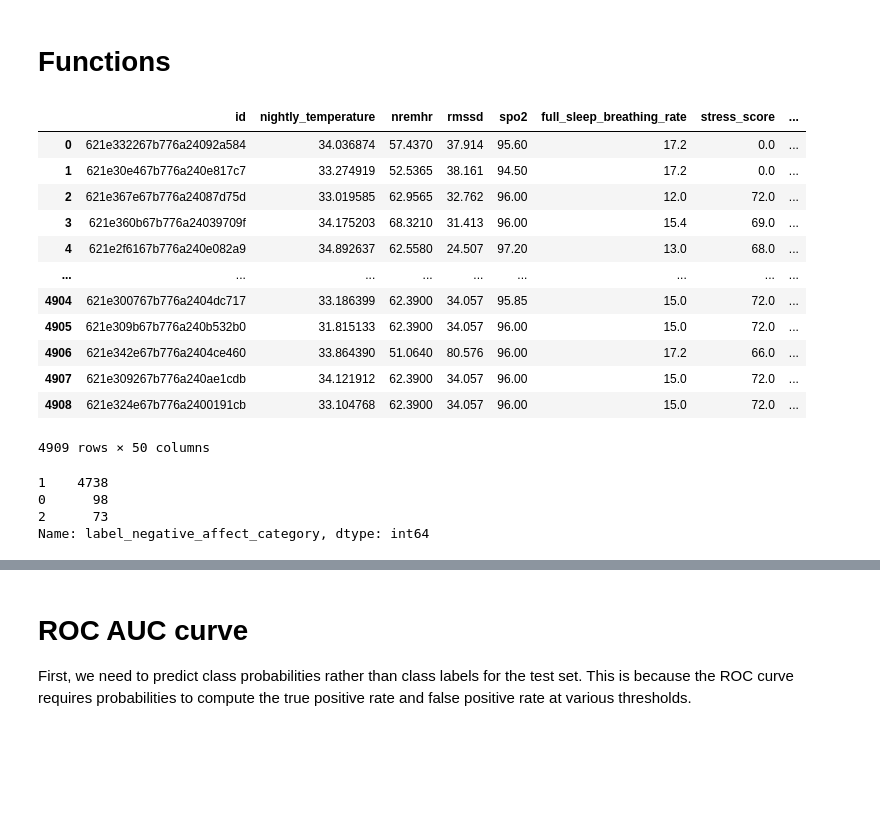
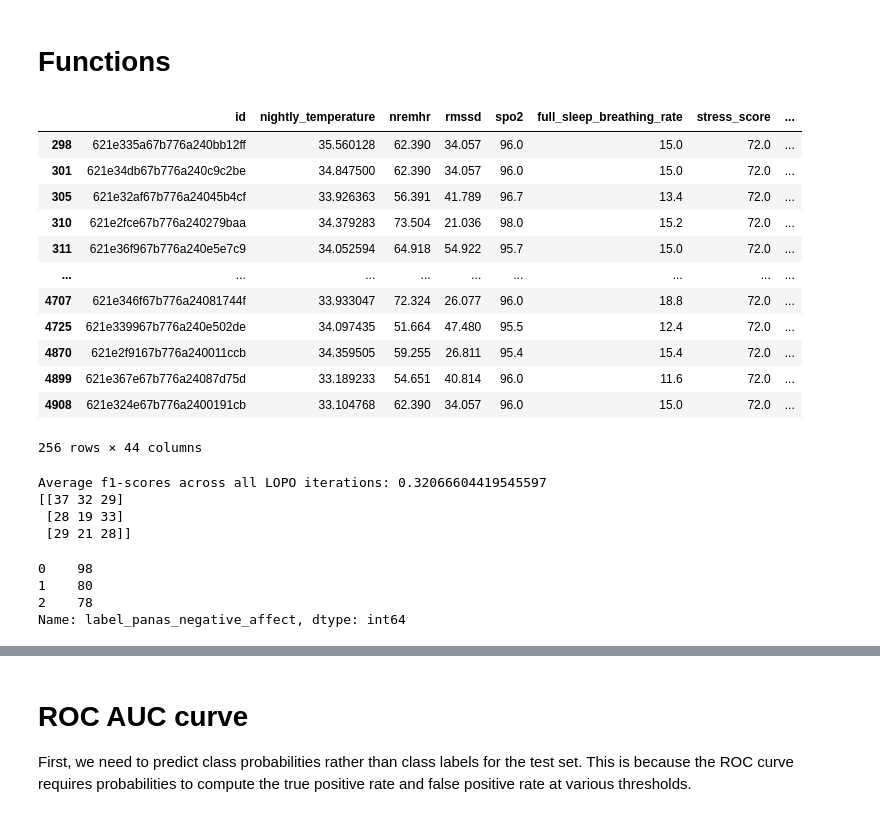
Before and after one commit to kcristinaa/-un-fairness-evaluation, a Jupyter notebook: notebooks_models/lifesnaps_generic_models_predict_panas.ipynb, the cells around one changed output, grey strips where cells are left out. Cells and saved outputs as stored; diff of their text form; code cells hidden in the pictures; blank space fills up the shorter version.

```diff
--- a/notebooks_models/lifesnaps_generic_models_predict_panas.ipynb
+++ b/notebooks_models/lifesnaps_generic_models_predict_panas.ipynb
@@ -55,19 +61,20 @@ plt.rcParams['legend.fontsize'] = 15
 # %%
 df = pd.read_pickle('../data/lifesnaps/lifesnapsv2.pkl')
 df['id'] = df['id'].astype(str)
-df = df[df['label_negative_affect_category'].notna()]
+df = df[df['label_panas_negative_affect'].notna()]
+df = df.drop(columns=['label_stai_stress', 'label_stress_sema'])
 df
 # %% [output]
 |  | id | nightly_temperature | nremhr | rmssd | spo2 | full_sleep_breathing_rate | stress_score | ... |
-| 0 | 621e332267b776a24092a584 | 34.036874 | 57.4370 | 37.914 | 95.60 | 17.2 | 0.0 | ... |
-| 1 | 621e30e467b776a240e817c7 | 33.274919 | 52.5365 | 38.161 | 94.50 | 17.2 | 0.0 | ... |
-| 2 | 621e367e67b776a24087d75d | 33.019585 | 62.9565 | 32.762 | 96.00 | 12.0 | 72.0 | ... |
-| 3 | 621e360b67b776a24039709f | 34.175203 | 68.3210 | 31.413 | 96.00 | 15.4 | 69.0 | ... |
-| 4 | 621e2f6167b776a240e082a9 | 34.892637 | 62.5580 | 24.507 | 97.20 | 13.0 | 68.0 | ... |
+| 298 | 621e335a67b776a240bb12ff | 35.560128 | 62.390 | 34.057 | 96.0 | 15.0 | 72.0 | ... |
+| 301 | 621e34db67b776a240c9c2be | 34.847500 | 62.390 | 34.057 | 96.0 | 15.0 | 72.0 | ... |
+| 305 | 621e32af67b776a24045b4cf | 33.926363 | 56.391 | 41.789 | 96.7 | 13.4 | 72.0 | ... |
+| 310 | 621e2fce67b776a240279baa | 34.379283 | 73.504 | 21.036 | 98.0 | 15.2 | 72.0 | ... |
+| 311 | 621e36f967b776a240e5e7c9 | 34.052594 | 64.918 | 54.922 | 95.7 | 15.0 | 72.0 | ... |
 | ... | ... | ... | ... | ... | ... | ... | ... | ... |
-| 4904 | 621e300767b776a2404dc717 | 33.186399 | 62.3900 | 34.057 | 95.85 | 15.0 | 72.0 | ... |
-| 4905 | 621e309b67b776a240b532b0 | 31.815133 | 62.3900 | 34.057 | 96.00 | 15.0 | 72.0 | ... |
-| 4906 | 621e342e67b776a2404ce460 | 33.864390 | 51.0640 | 80.576 | 96.00 | 17.2 | 66.0 | ... |
-| 4907 | 621e309267b776a240ae1cdb | 34.121912 | 62.3900 | 34.057 | 96.00 | 15.0 | 72.0 | ... |
-| 4908 | 621e324e67b776a2400191cb | 33.104768 | 62.3900 | 34.057 | 96.00 | 15.0 | 72.0 | ... |
+| 4707 | 621e346f67b776a24081744f | 33.933047 | 72.324 | 26.077 | 96.0 | 18.8 | 72.0 | ... |
+| 4725 | 621e339967b776a240e502de | 34.097435 | 51.664 | 47.480 | 95.5 | 12.4 | 72.0 | ... |
+| 4870 | 621e2f9167b776a240011ccb | 34.359505 | 59.255 | 26.811 | 95.4 | 15.4 | 72.0 | ... |
+| 4899 | 621e367e67b776a24087d75d | 33.189233 | 54.651 | 40.814 | 96.0 | 11.6 | 72.0 | ... |
+| 4908 | 621e324e67b776a2400191cb | 33.104768 | 62.390 | 34.057 | 96.0 | 15.0 | 72.0 | ... |
-4909 rows × 50 columns
+256 rows × 44 columns
@@ -74,7 +83,45 @@ df
+# %%
+X = df.drop(['label_panas_negative_affect', 'id'], axis=1)  # Features
+y = df['label_panas_negative_affect']  # Target variable
+unique_labels = y.unique()
+groups = df['id']  # Group identifier for LOPO
+
+#model = RandomForestClassifier(n_estimators=100, random_state=42)
+model = XGBClassifier(n_estimators=100)
+
+cv = LeavePGroupsOut(n_groups=1)
+scores = []
+confusion_matrices = []
+
+for train_idx, test_idx in cv.split(X, y, groups):
+
+    X_train, X_test = X.iloc[train_idx], X.iloc[test_idx]
+    y_train, y_test = y.iloc[train_idx], y.iloc[test_idx]
+
+    smote = SMOTE(random_state=42)
+    X_train_smote, y_train_smote = smote.fit_resample(X_train, y_train)
+
+    model.fit(X_train_smote, y_train_smote)
+    y_pred = model.predict(X_test)
+    score = f1_score(y_test, y_pred, average='micro')
+    scores.append(score)
+    cm = confusion_matrix(y_test, y_pred, labels=unique_labels)
+    confusion_matrices.append(cm)
+
+# Calculate the average performance across all LOPO iterations
+average_score = np.mean(scores)
+print(f'Average f1-scores across all LOPO iterations: {average_score}')
+total_confusion_matrix = np.sum(confusion_matrices, axis=0)
+print(total_confusion_matrix)
+# %% [output]
+Average f1-scores across all LOPO iterations: 0.32066604419545597
+[[37 32 29]
+ [28 19 33]
+ [29 21 28]]
 # %%
-df['label_negative_affect_category'].value_counts()
+df['label_panas_negative_affect'].value_counts()
 # %% [output]
-1    4738
-0      98
-2      73
-Name: label_negative_affect_category, dtype: int64
+0    98
+1    80
+2    78
+Name: label_panas_negative_affect, dtype: int64
```
Also changed, not shown: parts of 16 cells of this notebook, 7 other files.
